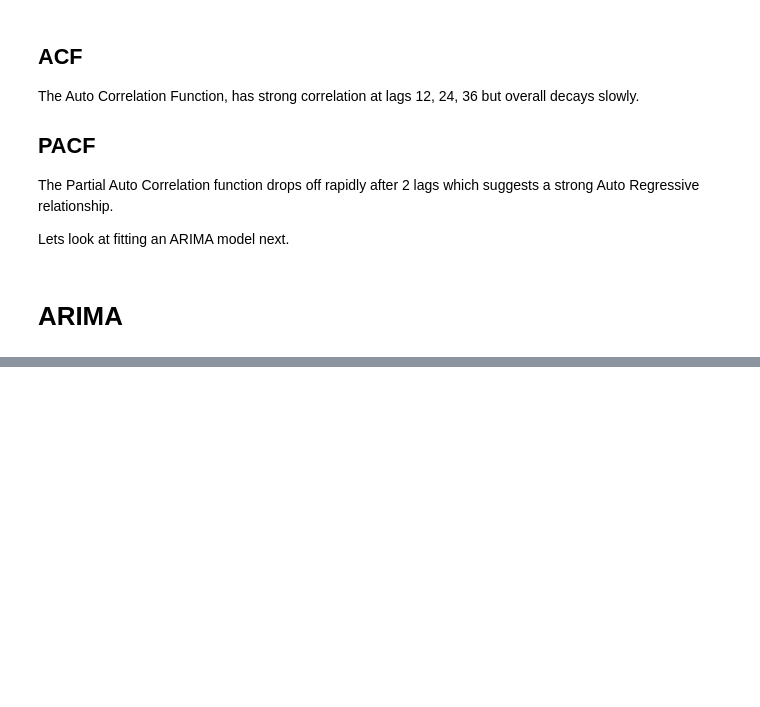
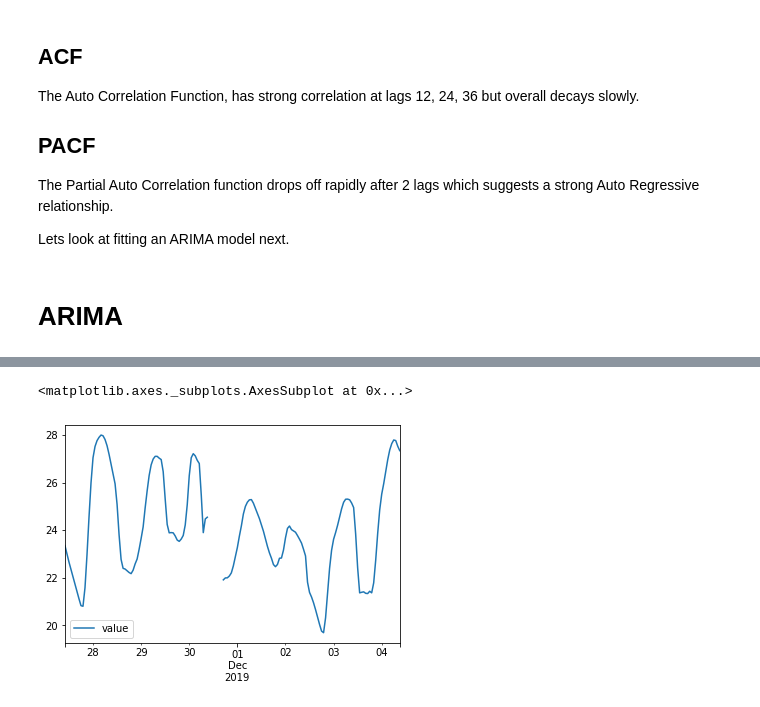
Before and after one commit to neozenith/temperature-timeseries, a Jupyter notebook: analysis.ipynb, the cells around one changed output, grey strips where cells are left out. Saved outputs shown, nothing was run; the diff lists cells and outputs as text; code cells hidden in the pictures; blank space fills up the shorter version.

```diff
--- a/analysis.ipynb
+++ b/analysis.ipynb
@@ -371,0 +329,5 @@ plt.fill_between(
+# %%
+df_temp[-168:].plot()
+# %% [output]
+<matplotlib.axes._subplots.AxesSubplot at 0x...>
+[figure, added]
```
Also changed, not shown: parts of 21 cells of this notebook, 2 other files.
